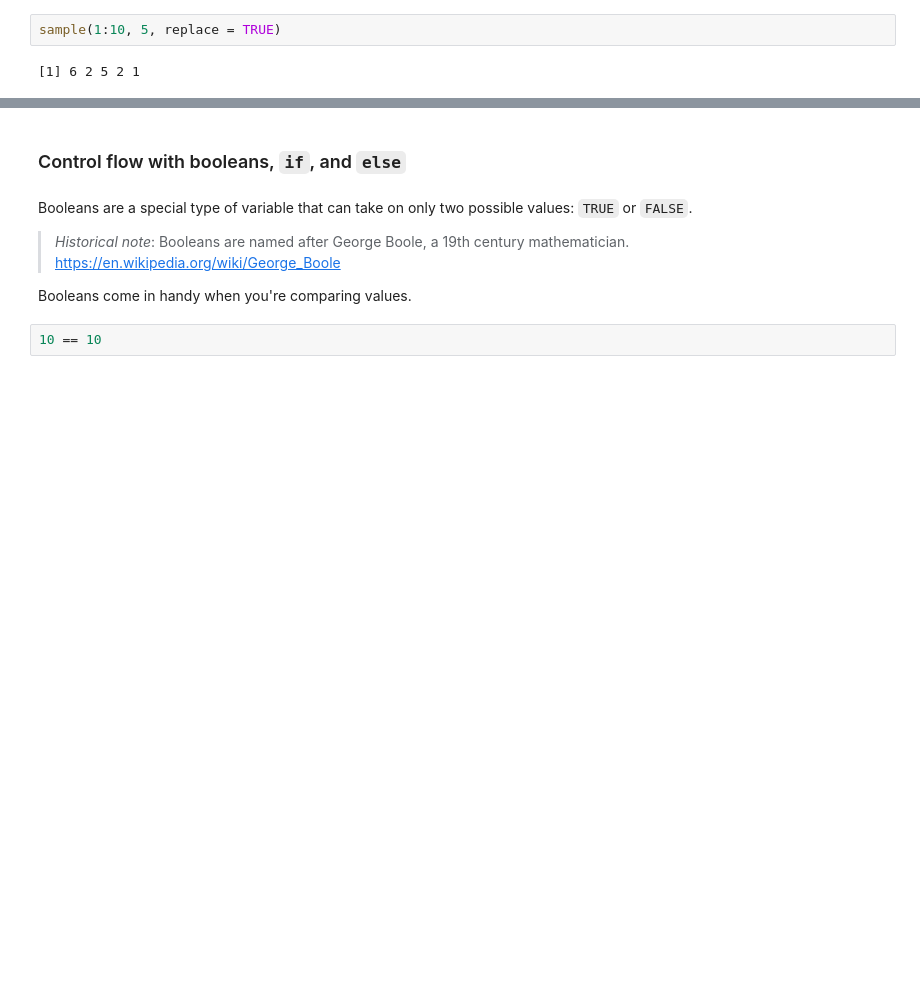
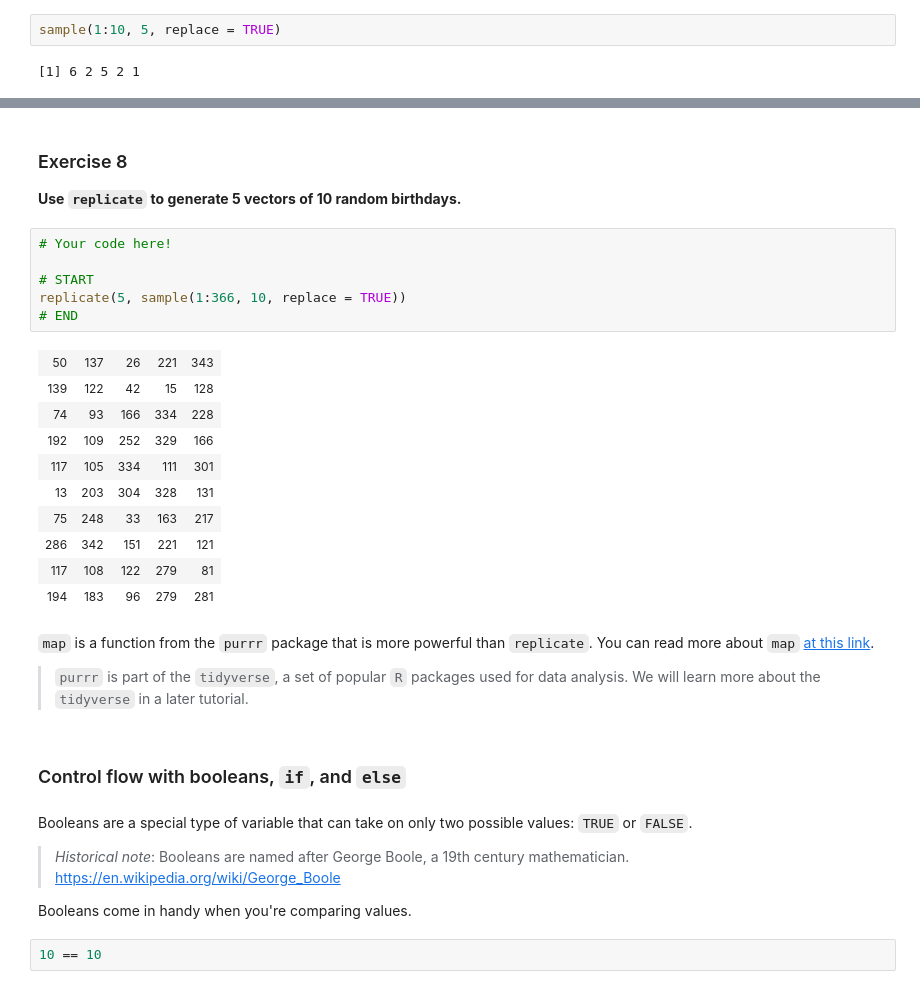
Before and after one commit to stanford-policylab/iriss-workshop, a Jupyter notebook: R/1-iriss-birthday-answers.ipynb, the cells around one changed output, grey strips where cells are left out. Drawn from its saved outputs; the diff is of its cells as text; blank space fills up the shorter version.

Commit message:
finalized birthday problem

```diff
--- a/R/1-iriss-birthday-problem.ipynb
+++ b/R/1-iriss-birthday-answers.ipynb
@@ -492,3 +558,28 @@ sample(1:10, 5, replace = TRUE)
+# %% [markdown]
+### Exercise 8
+
+**Use `replicate` to generate 5 vectors of 10 random birthdays.**
+# %%
+# Your code here!
+
+# START
+replicate(5, sample(1:366, 10, replace = TRUE))
+# END
+# %% [output]
+| 50 | 137 | 26 | 221 | 343 |
+| 139 | 122 | 42 | 15 | 128 |
+| 74 | 93 | 166 | 334 | 228 |
+| 192 | 109 | 252 | 329 | 166 |
+| 117 | 105 | 334 | 111 | 301 |
+| 13 | 203 | 304 | 328 | 131 |
+| 75 | 248 | 33 | 163 | 217 |
+| 286 | 342 | 151 | 221 | 121 |
+| 117 | 108 | 122 | 279 | 81 |
+| 194 | 183 | 96 | 279 | 281 |
+# %% [markdown]
+`map` is a function from the `purrr` package that is more powerful than `replicate`. You can read more about `map` [at this link](https://purrr.tidyverse.org/reference/map.html).
+
+> `purrr` is part of the `tidyverse`, a set of popular `R` packages used for data analysis. We will learn more about the `tidyverse` in a later tutorial.
 # %% [markdown]
 ### Control flow with booleans, `if`, and `else`
 # %% [markdown]
```
Also changed, not shown: parts of 85 cells of this notebook, 2 other files.
